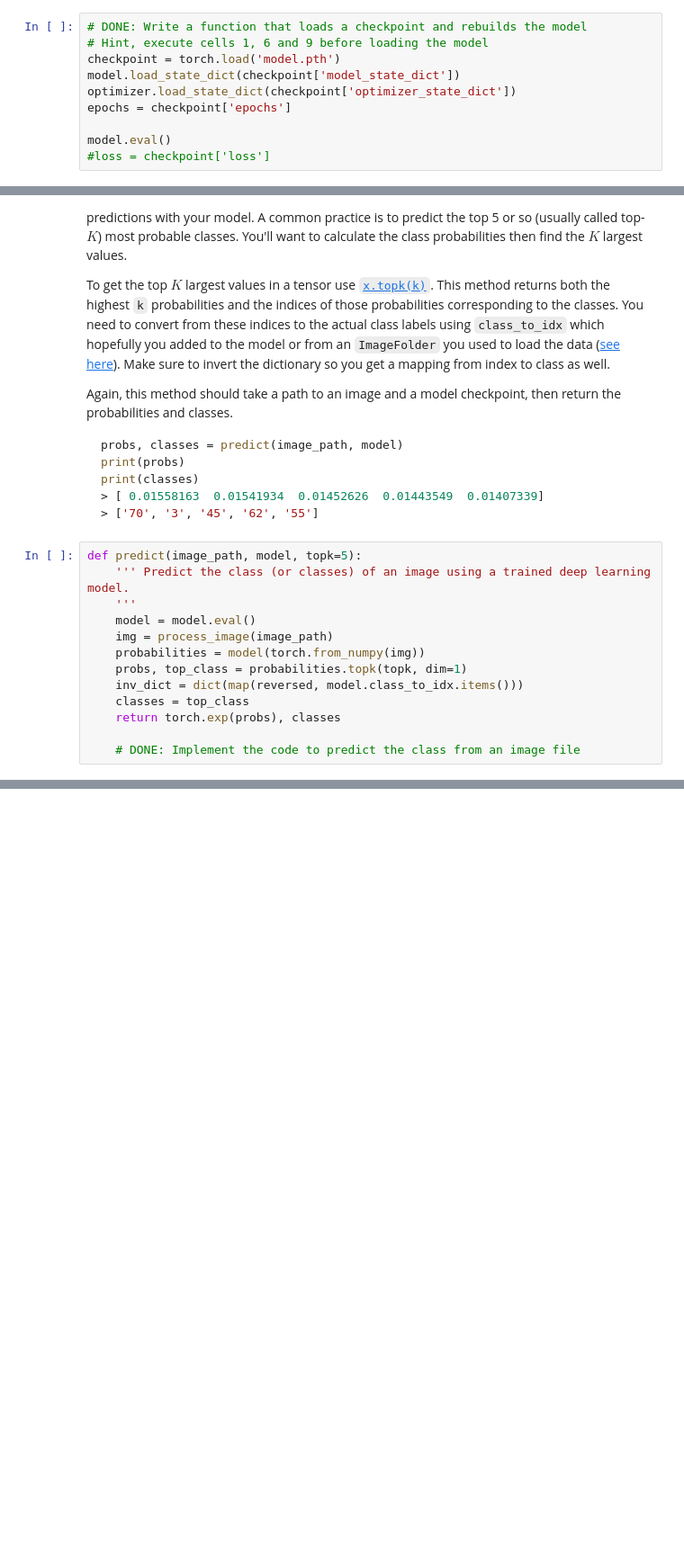
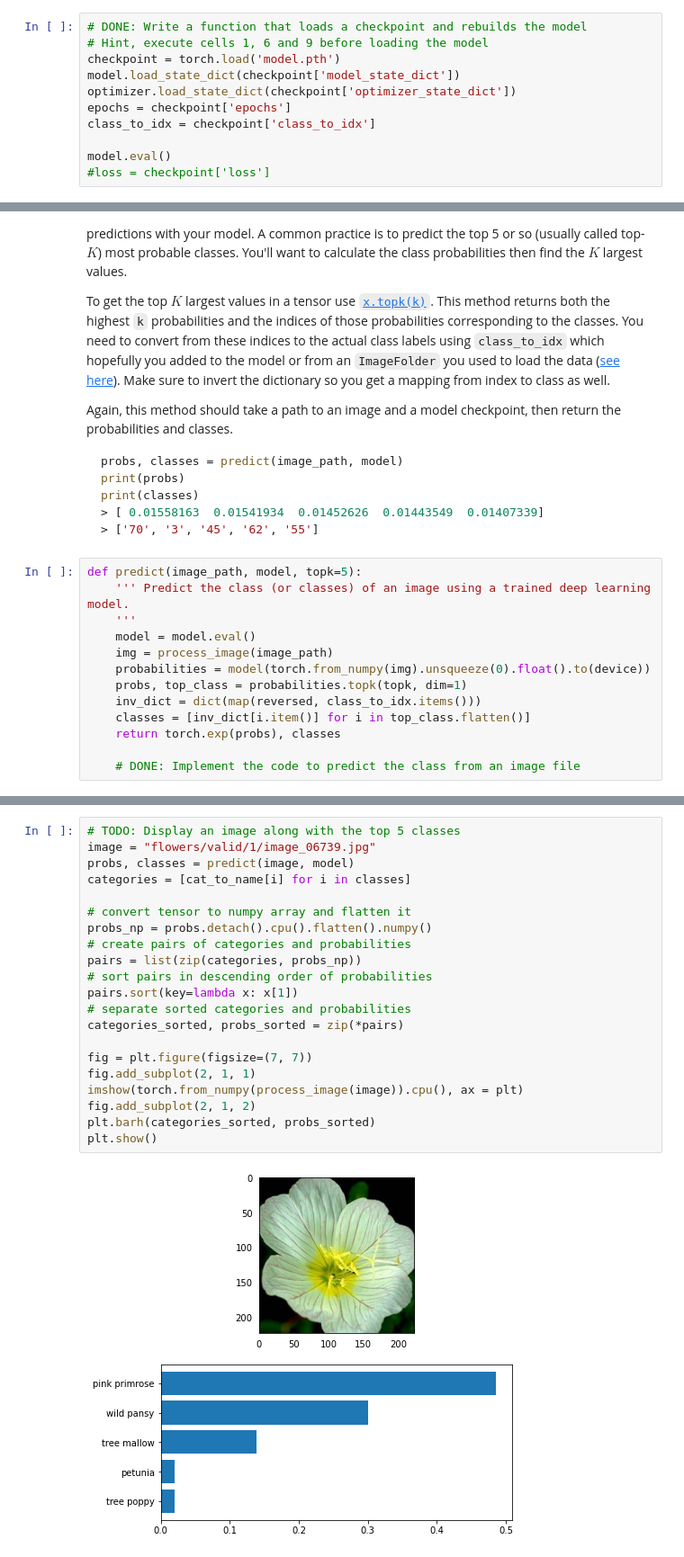
Before and after one commit to rbraeunlich/aipnd-project-lfs, a Jupyter notebook: Image Classifier Project.ipynb, the cells around one changed output, grey strips where cells are left out. Shown at 90% size. Cells and saved outputs as stored; diff of their text form; blank space fills up the shorter version.

```diff
--- a/Image Classifier Project.ipynb
+++ b/Image Classifier Project.ipynb
@@ -349,6 +349,7 @@ checkpoint = torch.load('model.pth')
 model.load_state_dict(checkpoint['model_state_dict'])
 optimizer.load_state_dict(checkpoint['optimizer_state_dict'])
 epochs = checkpoint['epochs']
+class_to_idx = checkpoint['class_to_idx']
 
 model.eval()
 #loss = checkpoint['loss']
@@ -490,10 +490,10 @@ def predict(image_path, model, topk=5):
     '''
     model = model.eval()
     img = process_image(image_path)
-    probabilities = model(torch.from_numpy(img))
+    probabilities = model(torch.from_numpy(img).unsqueeze(0).float().to(device))
     probs, top_class = probabilities.topk(topk, dim=1)
-    inv_dict = dict(map(reversed, model.class_to_idx.items()))
-    classes = top_class
+    inv_dict = dict(map(reversed, class_to_idx.items()))
+    classes = [inv_dict[i.item()] for i in top_class.flatten()]
     return torch.exp(probs), classes
 
     # DONE: Implement the code to predict the class from an image file
@@ -512,0 +508,23 @@ RuntimeError: Expected 4-dimensional input for 4-dimensional weight [64, 3, 3, 3
+# %%
+# TODO: Display an image along with the top 5 classes
+image = "flowers/valid/1/image_06739.jpg"
+probs, classes = predict(image, model)
+categories = [cat_to_name[i] for i in classes]
+
+# convert tensor to numpy array and flatten it
+probs_np = probs.detach().cpu().flatten().numpy()
+# create pairs of categories and probabilities
+pairs = list(zip(categories, probs_np))
+# sort pairs in descending order of probabilities
+pairs.sort(key=lambda x: x[1])
+# separate sorted categories and probabilities
+categories_sorted, probs_sorted = zip(*pairs)
+
+fig = plt.figure(figsize=(7, 7))
+fig.add_subplot(2, 1, 1)
+imshow(torch.from_numpy(process_image(image)).cpu(), ax = plt)
+fig.add_subplot(2, 1, 2)
+plt.barh(categories_sorted, probs_sorted)
+plt.show()
+# %% [output]
+[figure, added]
```
Also changed, not shown: parts of 2 cells of this notebook, 1 other file.
